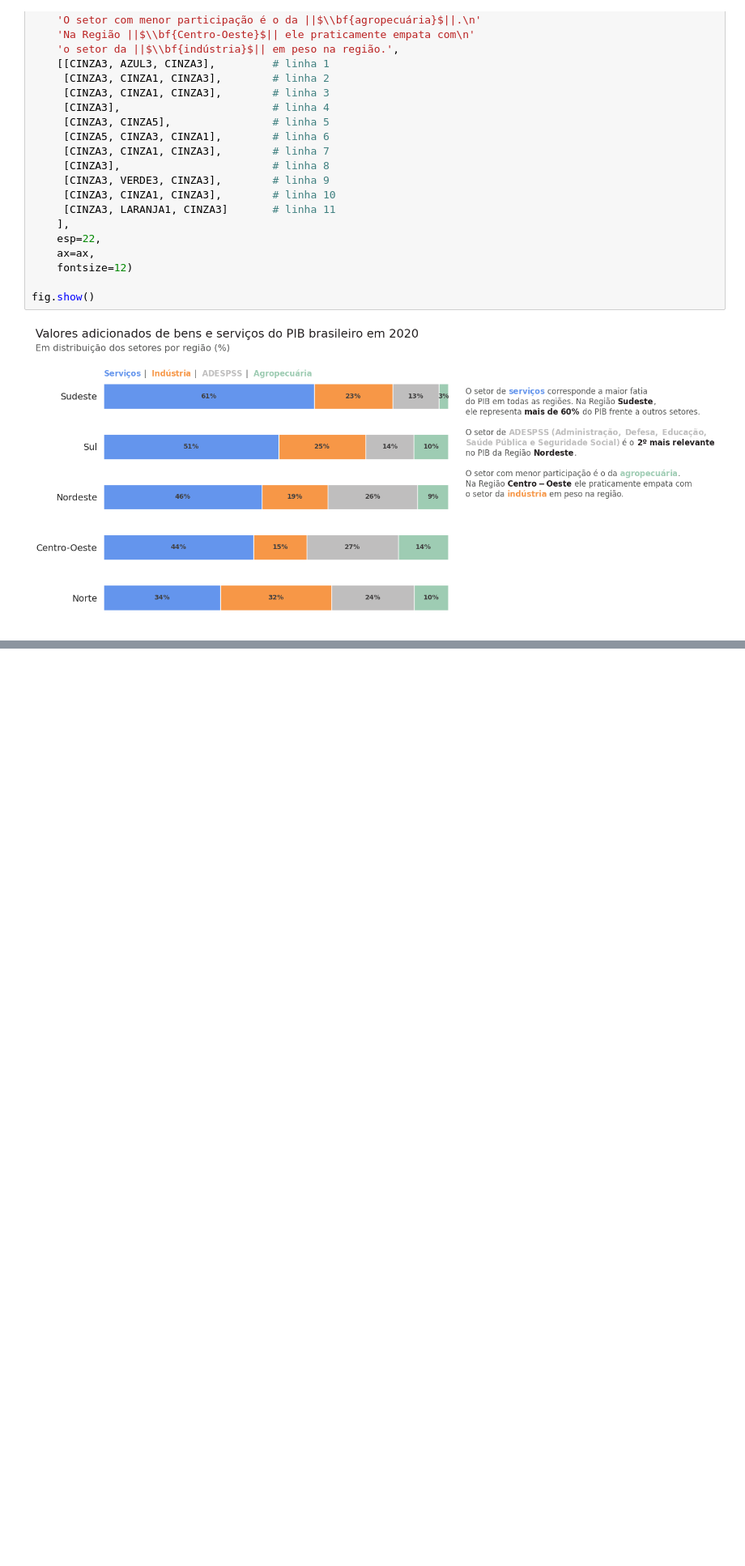
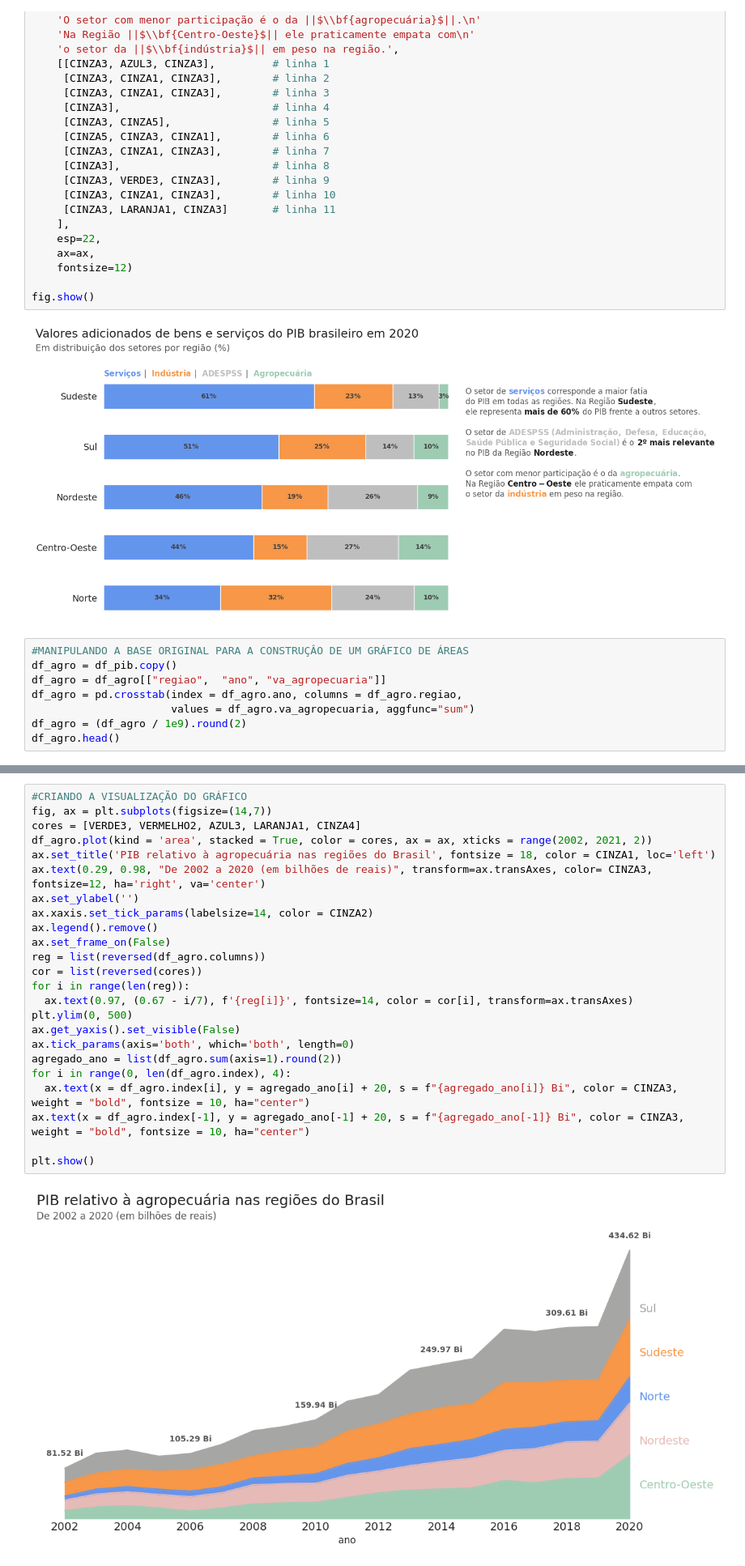
Before and after one commit to gabrieldorte/analise_data_pib_brasil, a Jupyter notebook: Projeto_PIB_Brasil.ipynb, the cells around one changed output, grey strips where cells are left out. Shown at 81% size. Cells and saved outputs as stored; diff of their text form; blank space fills up the shorter version.

```diff
--- a/Projeto_PIB_Brasil.ipynb
+++ b/Projeto_PIB_Brasil.ipynb
@@ -380,3 +380,11 @@ texto_colorido(
 fig.show()
 # %% [output]
 [figure]
+# %%
+#MANIPULANDO A BASE ORIGINAL PARA A CONSTRUÇÂO DE UM GRÁFICO DE ÁREAS
+df_agro = df_pib.copy()
+df_agro = df_agro[["regiao",  "ano", "va_agropecuaria"]]
+df_agro = pd.crosstab(index = df_agro.ano, columns = df_agro.regiao,
+                      values = df_agro.va_agropecuaria, aggfunc="sum")
+df_agro = (df_agro / 1e9).round(2)
+df_agro.head()
@@ -382,0 +399,26 @@ fig.show()
+# %%
+#CRIANDO A VISUALIZAÇÃO DO GRÁFICO
+fig, ax = plt.subplots(figsize=(14,7))
+cores = [VERDE3, VERMELHO2, AZUL3, LARANJA1, CINZA4]
+df_agro.plot(kind = 'area', stacked = True, color = cores, ax = ax, xticks = range(2002, 2021, 2))
+ax.set_title('PIB relativo à agropecuária nas regiões do Brasil', fontsize = 18, color = CINZA1, loc='left')
+ax.text(0.29, 0.98, "De 2002 a 2020 (em bilhões de reais)", transform=ax.transAxes, color= CINZA3, fontsize=12, ha='right', va='center')
+ax.set_ylabel('')
+ax.xaxis.set_tick_params(labelsize=14, color = CINZA2)
+ax.legend().remove()
+ax.set_frame_on(False)
+reg = list(reversed(df_agro.columns))
+cor = list(reversed(cores))
+for i in range(len(reg)):
+  ax.text(0.97, (0.67 - i/7), f'{reg[i]}', fontsize=14, color = cor[i], transform=ax.transAxes)
+plt.ylim(0, 500)
+ax.get_yaxis().set_visible(False)
+ax.tick_params(axis='both', which='both', length=0)
+agregado_ano = list(df_agro.sum(axis=1).round(2))
+for i in range(0, len(df_agro.index), 4):
+  ax.text(x = df_agro.index[i], y = agregado_ano[i] + 20, s = f"{agregado_ano[i]} Bi", color = CINZA3, weight = "bold", fontsize = 10, ha="center")
+ax.text(x = df_agro.index[-1], y = agregado_ano[-1] + 20, s = f"{agregado_ano[-1]} Bi", color = CINZA3, weight = "bold", fontsize = 10, ha="center")
+
+plt.show()
+# %% [output]
+[figure, added]
```
Also changed, not shown: parts of 1 cell of this notebook.
